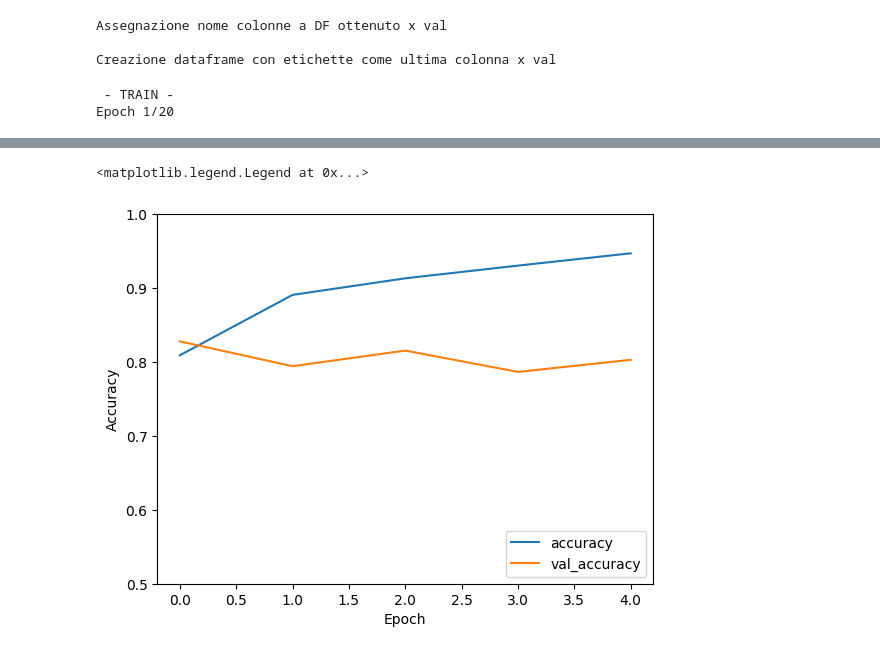
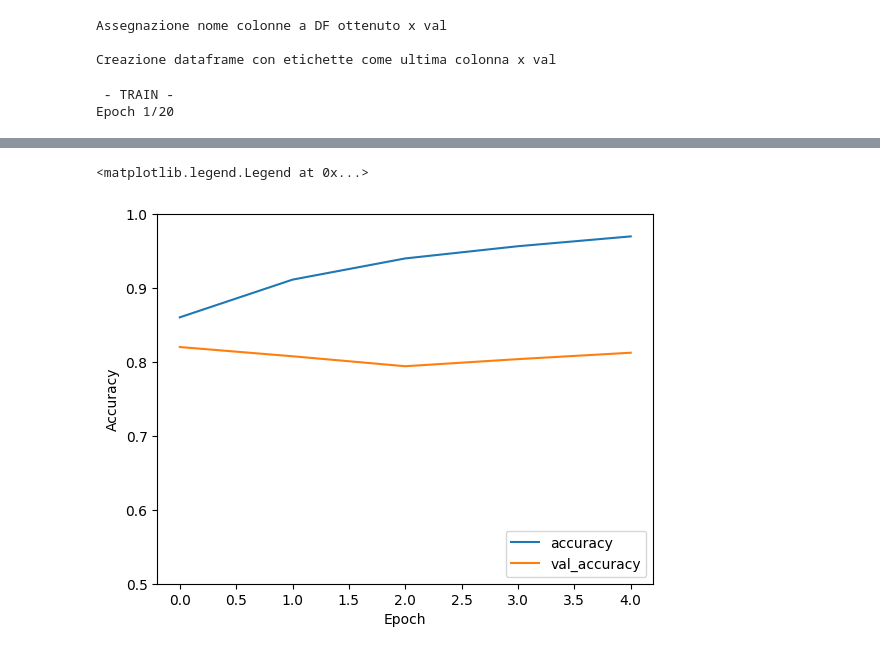
Before and after one commit to Domendomen99/csl_prj, a Jupyter notebook: CNN_PCA+.ipynb, the cells around one changed output, grey strips where cells are left out. Saved outputs shown, nothing was run; the diff lists cells and outputs as text; code cells hidden in the pictures.

Commit message:
affinamento learning rate CNN

```diff
--- a/CNN_PCA+.ipynb
+++ b/CNN_PCA+.ipynb
@@ -324,7 +324,7 @@ model.add(Dense(128, activation='relu'))
 model.add(Dense(num_classes, activation='softmax'))
 
 # Assemblaggio del modello
-model.compile(loss='categorical_crossentropy', optimizer=Adam(learning_rate=0.0001), metrics=['accuracy'])
+model.compile(loss='categorical_crossentropy', optimizer=Adam(learning_rate=0.001), metrics=['accuracy'])
 
 # Creazione callback x earlystopping
 callback = EarlyStopping(monitor='val_loss', patience=4)
@@ -361,4 +361,4 @@ Epoch 5/20
 
  - GRAFICO Train e Validation -
 <matplotlib.legend.Legend at 0x...>
-[figure, old version]
+[figure, new version]
```
Also changed, not shown: parts of 1 cell of this notebook.
